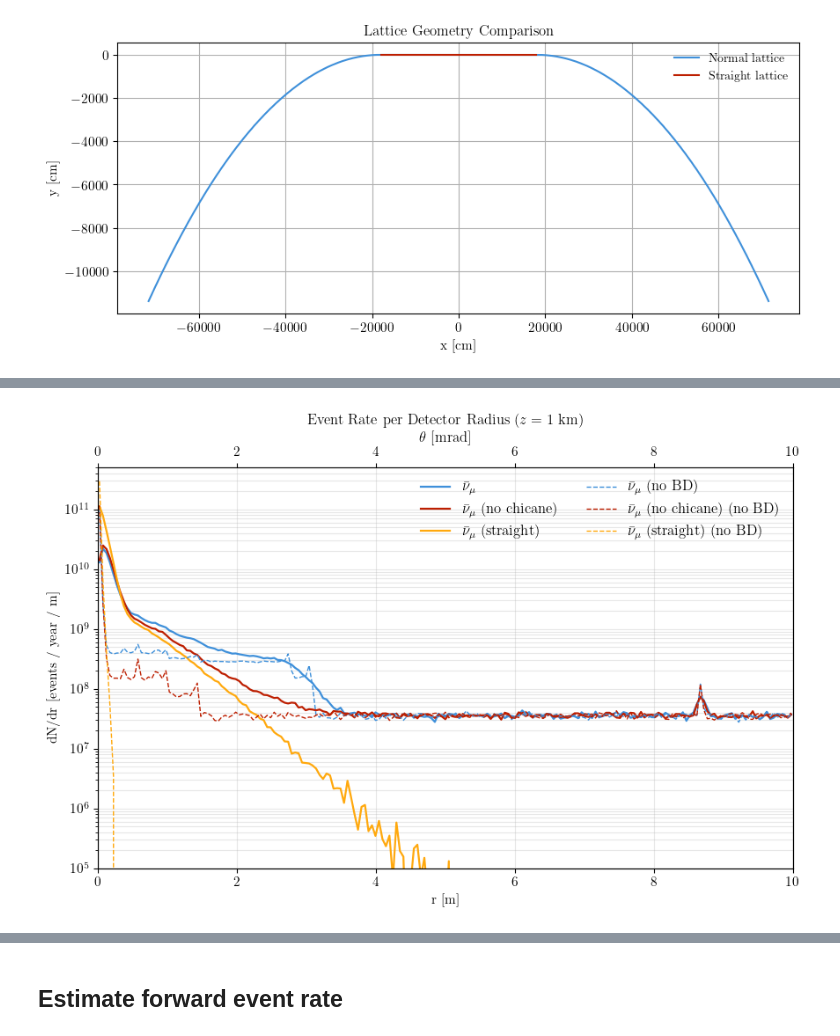
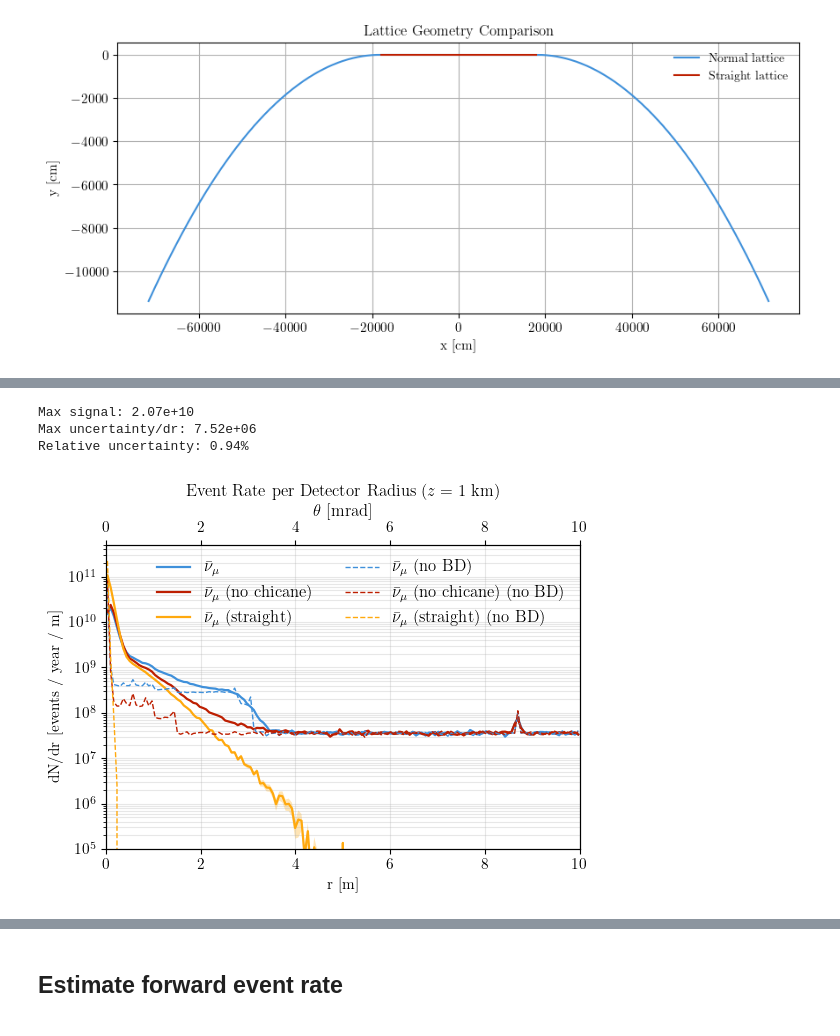
Before and after one commit to jchoi55/MINT, a Jupyter notebook: main_collider_ring_studies.ipynb, the cells around one changed output, grey strips where cells are left out. Saved outputs shown, nothing was run; the diff lists cells and outputs as text; code cells hidden in the pictures.

Commit message:
clean up graphs

```diff
--- a/main_collider_ring_studies.ipynb
+++ b/main_collider_ring_studies.ipynb
@@ -328,5 +368,5 @@ sim.weights, sim.pnu
 # %%
-def get_event_rate_at_annuli_event_based(sim, flavor, det_loc=det_location, r_edges=np.linspace(0.0, det_radius, 51), nucleon_column_density=nucleon_column_density, xsecs=xsecs, bunches_per_year=bunches_per_year):
+def get_event_rate_at_annuli_event_based(sim, flavor, r_edges, det_loc=det_location):
     """
     Event-based binning: for each event, compute its radial distance to the detector axis, bin its weight into the appropriate annulus, and apply the probability of interaction at the detector.
     Returns: event rate per annulus (events per year per m)
@@ -365,7 +405,7 @@ def get_event_rate_at_annuli_event_based(sim, flavor, det_loc=det_location, r_ed
     dN_dr_per_year_per_m = dN_dr_per_year_per_cm * 100.0
     return dN_dr_per_year_per_m
 # %%
-r_edges = np.linspace(0.0, 10e2, 200)  # cm
+r_edges = np.linspace(0.0, 10e2, 150)  # cm
 dN_dr_per_year_per_m_numubar = get_event_rate_at_annuli_event_based(ring_sims["numubar"], "numubar", r_edges=r_edges)
 dN_dr_per_year_per_m_nue = get_event_rate_at_annuli_event_based(ring_sims["nue"], "nue", r_edges=r_edges)
 dN_dr_per_year_per_m_numubar_noBD = get_event_rate_at_annuli_event_based(ring_sims["numubar_nobd"], "numubar", r_edges=r_edges)
@@ -653,8 +735,10 @@ np.float64(91824449190.6212)
 # %%
+
 # plot
-fig, ax = pt.std_fig(figsize=(10, 6))
+fig, ax = pt.std_fig(figsize=(6, 4))
 
-r_edges = np.linspace(0.0, 10e2, 200)
+
+r_edges = np.linspace(0.0, 10e2, 150)
 r_centers = 0.5 * (r_edges[1:] + r_edges[:-1])
 ax.plot(r_centers/100.0, dN_dr_per_year_per_m_numubar, lw=1.6, label=label["numubar"])
 # ax.plot(r_centers/100.0, dN_dr_per_year_per_m_nue, lw=1.6, label=label["nue"])
@@ -663,33 +747,50 @@ ax.plot(r_centers/100.0, dN_dr_per_year_per_m_numubar_no_chicane, lw=1.6, label=
 ax.plot(r_centers/100.0, dN_dr_per_year_per_m_numubar_straight, lw=1.6, label=label["numubar"]+" (straight)")
 # ax.plot(r_centers/100.0, dN_dr_per_year_per_m_nue_straight, lw=1.6, label=label["nue"]+" (straight)")
 # ax.plot(r_centers/100.0, dN_dr_per_year_per_m_numu, lw=1.6, label=label["numu"])
 
 plt.gca().set_prop_cycle(None)
 
+dr = np.diff(r_edges)  # Convert to dN/dr uncertainty
+
+numubar_uncertainty = calculate_event_weight_uncertainty_radial(ring_sims["numubar"], "numubar", r_edges, det_location)
+numubar_uncertainty_no_chicane = calculate_event_weight_uncertainty_radial(ring_sims_no_chicane["numubar"], "numubar", r_edges, det_location)
+numubar_uncertainty_straight = calculate_event_weight_uncertainty_radial(ring_sims_straight["numubar"], "numubar", r_edges, det_location)
+
+ax.fill_between(r_centers/100.0, dN_dr_per_year_per_m_numubar-(numubar_uncertainty), dN_dr_per_year_per_m_numubar+(numubar_uncertainty), alpha=0.3)
+ax.fill_between(r_centers/100.0, dN_dr_per_year_per_m_numubar_no_chicane-(numubar_uncertainty_no_chicane), dN_dr_per_year_per_m_numubar_no_chicane+(numubar_uncertainty_no_chicane), alpha=0.3)
+ax.fill_between(r_centers/100.0, dN_dr_per_year_per_m_numubar_straight-(numubar_uncertainty_straight), dN_dr_per_year_per_m_numubar_straight+(numubar_uncertainty_straight), alpha=0.3)
+
 ax.plot(r_centers/100.0, dN_dr_per_year_per_m_numubar_noBD, lw=1., ls='--', label=label["numubar"]+r' (no BD)')
 # ax.plot(r_centers/100.0, dN_dr_per_year_per_m_nue_noBD, lw=1., ls='--', label=label["nue"]+r' (no BD)')
 ax.plot(r_centers/100.0, dN_dr_per_year_per_m_numubar_noBD_no_chicane, lw=1., ls='--', label=label["numubar"]+" (no chicane)"+r' (no BD)')
 # ax.plot(r_centers/100.0, dN_dr_per_year_per_m_nue_noBD_no_chicane, lw=1., ls='--', label=label["nue"]+" (no chicane)"+r' (no BD)')
 ax.plot(r_centers/100.0, dN_dr_per_year_per_m_numubar_noBD_straight, lw=1., ls='--', label=label["numubar"]+" (straight)"+r' (no BD)')
 # ax.plot(r_centers/100.0, dN_dr_per_year_per_m_nue_noBD_straight, lw=1., ls='--', label=label["nue"]+" (straight)"+r' (no BD)')
 # ax.plot(r_centers/100.0, dN_dr_per_year_per_m_numu_noBD, lw=1., ls='--', label=label["numu"]+r' (no BD)')
+
+print(f"Max signal: {dN_dr_per_year_per_m_numubar.max():.2e}")
+print(f"Max uncertainty/dr: {(numubar_uncertainty/dr).max():.2e}")
+print(f"Relative uncertainty: {((numubar_uncertainty/dr) / dN_dr_per_year_per_m_numubar).max():.2%}")
 
 ax2 = ax.twiny()
 ax2.set_xlim(0, 10)  # Match the main axis limits
 ax2.set_xlabel("$\\theta$ [mrad]", fontsize=12)
 
 ax.set_xlabel("r [m]")
 ax.set_ylabel("dN/dr [events / year / m]")
 ax.set_xlim(0, 10)
 # ax.set_xscale
 ax.grid(True, which='both', ls='-', alpha=0.3)
 ax.set_ylim(1e5, 5e11)
 ax.set_yscale('log')
 ax.legend(frameon=False, fontsize=12, ncol=2)
 ax.set_title(r"Event Rate per Detector Radius ($z = 1$ km)")
 fig.tight_layout()
 fig.savefig("plots/hybrid_v06_event_rate_radial(10m).pdf", dpi=300, bbox_inches="tight")
 # %% [output]
+Max signal: 2.07e+10
+Max uncertainty/dr: 7.52e+06
+Relative uncertainty: 0.94%
-[figure, old version]
+[figure, new version]
 # %%
 # plot
```
Also changed, not shown: parts of 20 cells of this notebook, 21 other files.
